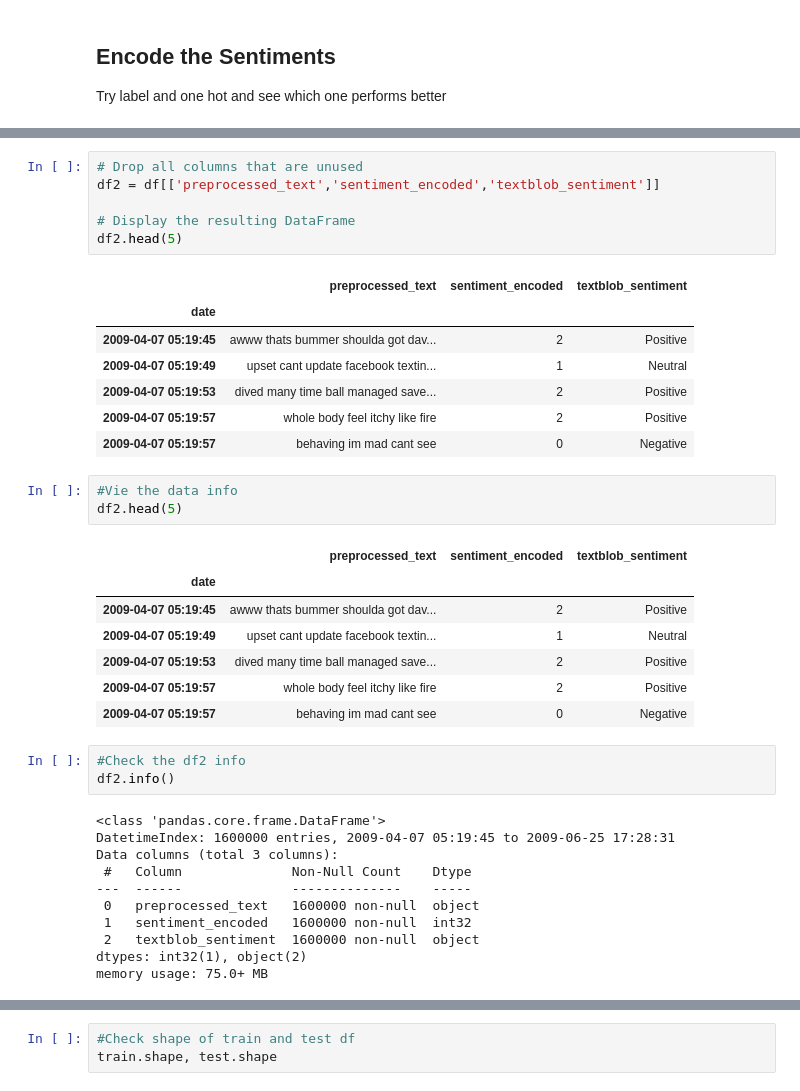
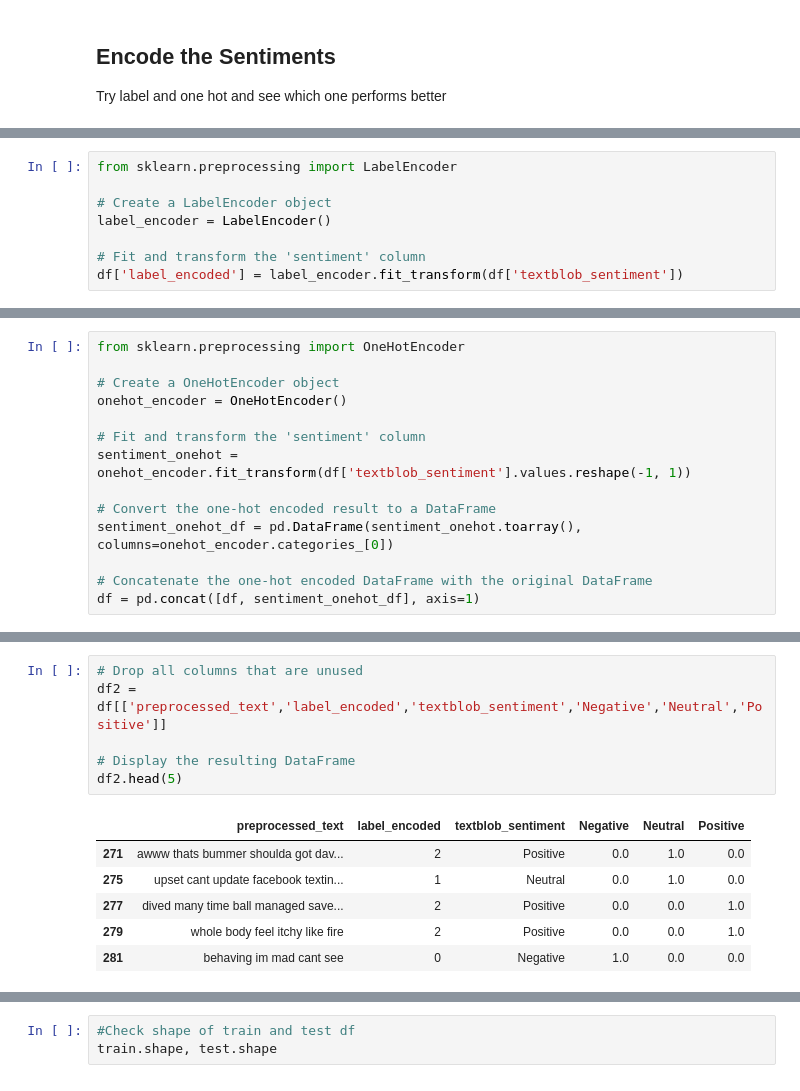
Before and after one commit to MissDianaFlora/Processing-big-data-for-sentiment-analysis-and-time-series-forecasting, a Jupyter notebook: 2023385Diana.ipynb, the cells around one changed output, grey strips where cells are left out. Drawn from its saved outputs; the diff is of its cells as text.

```diff
--- a/2023385Diana.ipynb
+++ b/2023385Diana.ipynb
@@ -1474,0 +1436,8 @@ See the caveats in the documentation: https://pandas.pydata.org/pandas-docs/stab
+# %%
+from sklearn.preprocessing import LabelEncoder
+
+# Create a LabelEncoder object
+label_encoder = LabelEncoder()
+
+# Fit and transform the 'sentiment' column
+df['label_encoded'] = label_encoder.fit_transform(df['textblob_sentiment'])
@@ -1474,0 +1446,14 @@ See the caveats in the documentation: https://pandas.pydata.org/pandas-docs/stab
+# %%
+from sklearn.preprocessing import OneHotEncoder
+
+# Create a OneHotEncoder object
+onehot_encoder = OneHotEncoder()
+
+# Fit and transform the 'sentiment' column
+sentiment_onehot = onehot_encoder.fit_transform(df['textblob_sentiment'].values.reshape(-1, 1))
+
+# Convert the one-hot encoded result to a DataFrame
+sentiment_onehot_df = pd.DataFrame(sentiment_onehot.toarray(), columns=onehot_encoder.categories_[0])
+
+# Concatenate the one-hot encoded DataFrame with the original DataFrame
+df = pd.concat([df, sentiment_onehot_df], axis=1)
@@ -1475,39 +1480,13 @@ See the caveats in the documentation: https://pandas.pydata.org/pandas-docs/stab
 # %%
 # Drop all columns that are unused
-df2 = df[['preprocessed_text','sentiment_encoded','textblob_sentiment']]
+df2 = df[['preprocessed_text','label_encoded','textblob_sentiment','Negative','Neutral','Positive']]
 
 # Display the resulting DataFrame
 df2.head(5)
 # %% [output]
-|  | preprocessed_text | sentiment_encoded | textblob_sentiment |
-| date |  |  |  |
-| 2009-04-07 05:19:45 | awww thats bummer shoulda got dav... | 2 | Positive |
-| 2009-04-07 05:19:49 | upset cant update facebook textin... | 1 | Neutral |
-| 2009-04-07 05:19:53 | dived many time ball managed save... | 2 | Positive |
-| 2009-04-07 05:19:57 | whole body feel itchy like fire | 2 | Positive |
-| 2009-04-07 05:19:57 | behaving im mad cant see | 0 | Negative |
+|  | preprocessed_text | label_encoded | textblob_sentiment | Negative | Neutral | Positive |
+| 271 | awww thats bummer shoulda got dav... | 2 | Positive | 0.0 | 1.0 | 0.0 |
+| 275 | upset cant update facebook textin... | 1 | Neutral | 0.0 | 1.0 | 0.0 |
+| 277 | dived many time ball managed save... | 2 | Positive | 0.0 | 0.0 | 1.0 |
+| 279 | whole body feel itchy like fire | 2 | Positive | 0.0 | 0.0 | 1.0 |
+| 281 | behaving im mad cant see | 0 | Negative | 1.0 | 0.0 | 0.0 |
-# %%
-#Vie the data info
-df2.head(5)
-# %% [output]
-|  | preprocessed_text | sentiment_encoded | textblob_sentiment |
-| date |  |  |  |
-| 2009-04-07 05:19:45 | awww thats bummer shoulda got dav... | 2 | Positive |
-| 2009-04-07 05:19:49 | upset cant update facebook textin... | 1 | Neutral |
-| 2009-04-07 05:19:53 | dived many time ball managed save... | 2 | Positive |
-| 2009-04-07 05:19:57 | whole body feel itchy like fire | 2 | Positive |
-| 2009-04-07 05:19:57 | behaving im mad cant see | 0 | Negative |
-# %%
-#Check the df2 info
-df2.info()
-# %% [output]
-<class 'pandas.core.frame.DataFrame'>
-DatetimeIndex: 1600000 entries, 2009-04-07 05:19:45 to 2009-06-25 17:28:31
-Data columns (total 3 columns):
- #   Column              Non-Null Count    Dtype
----  ------              --------------    -----
- 0   preprocessed_text   1600000 non-null  object
- 1   sentiment_encoded   1600000 non-null  int32
- 2   textblob_sentiment  1600000 non-null  object
-dtypes: int32(1), object(2)
-memory usage: 75.0+ MB
```
Also changed, not shown: parts of 80 cells of this notebook, 1 other file.
